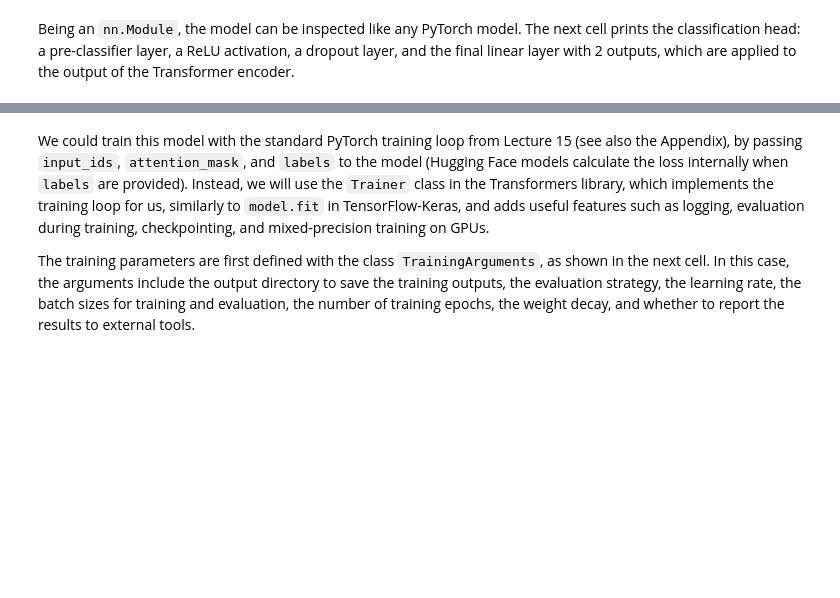
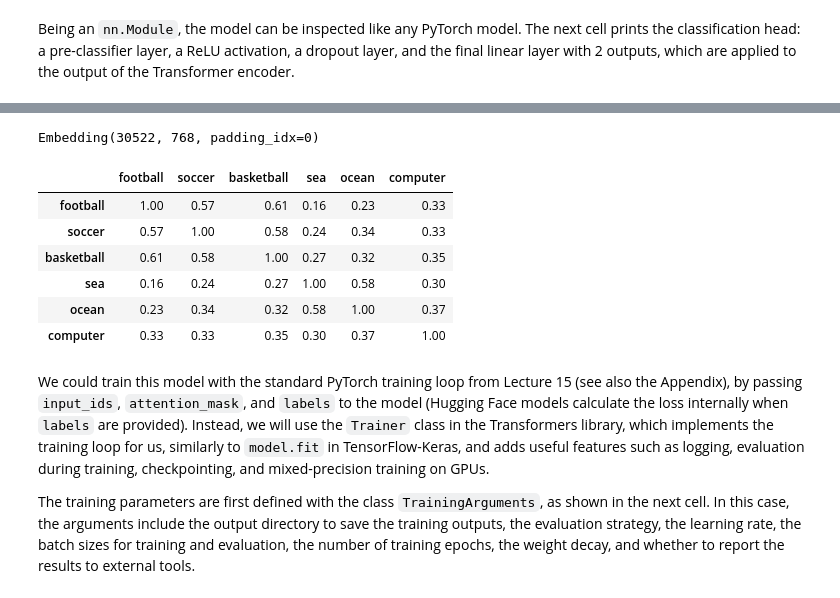
Before and after one commit to avakanski/Fall-2026-Applied-Data-Science-with-Python, a Jupyter notebook: Lectures/Theme_3-Model_Engineering/Lecture_18-NLP/Lecture_18-NLP.ipynb, the cells around one changed output, grey strips where cells are left out. Drawn from its saved outputs; the diff is of its cells as text; code cells hidden in the pictures; blank space fills up the shorter version.

```diff
--- a/Lectures/Theme_3-Model_Engineering/Lecture_18-NLP/Lecture_18-NLP.ipynb
+++ b/Lectures/Theme_3-Model_Engineering/Lecture_18-NLP/Lecture_18-NLP.ipynb
@@ -663,4 +664,6 @@ Next, we will load the DistilBERT model for classification with the `AutoModelFo
 # %%
 from transformers import AutoModelForSequenceClassification
 
-clf_model = AutoModelForSequenceClassification.from_pretrained(model_ckpt, num_labels=2)
+clf_model = AutoModelForSequenceClassification.from_pretrained(model_ckpt, num_labels=2,
+                                                               id2label={0: "negative", 1: "positive"},
+                                                               label2id={"negative": 0, "positive": 1})
@@ -673,3 +700,28 @@ print(clf_model.classifier)
+# %%
+import pandas as pd
+
+# The embedding layer of DistilBERT: one 768-dimensional vector per token in the vocabulary
+embedding_layer = clf_model.distilbert.embeddings.word_embeddings
+print(embedding_layer)
+
+# Embedding vectors of several words
+words = ["football", "soccer", "basketball", "sea", "ocean", "computer"]
+ids = tokenizer.convert_tokens_to_ids(words)
+vectors = embedding_layer.weight[ids]
+
+# Cosine similarity between every pair of vectors
+similarity = torch.nn.functional.cosine_similarity(vectors.unsqueeze(1), vectors.unsqueeze(0), dim=-1)
+
+pd.DataFrame(similarity.detach().numpy().round(2), index=words, columns=words)
+# %% [output]
+Embedding(30522, 768, padding_idx=0)
+|  | football | soccer | basketball | sea | ocean | computer |
+| football | 1.00 | 0.57 | 0.61 | 0.16 | 0.23 | 0.33 |
+| soccer | 0.57 | 1.00 | 0.58 | 0.24 | 0.34 | 0.33 |
+| basketball | 0.61 | 0.58 | 1.00 | 0.27 | 0.32 | 0.35 |
+| sea | 0.16 | 0.24 | 0.27 | 1.00 | 0.58 | 0.30 |
+| ocean | 0.23 | 0.34 | 0.32 | 0.58 | 1.00 | 0.37 |
+| computer | 0.33 | 0.33 | 0.35 | 0.30 | 0.37 | 1.00 |
 # %% [markdown]
 We could train this model with the standard PyTorch training loop from Lecture 15 (see also the Appendix), by passing `input_ids`, `attention_mask`, and `labels` to the model (Hugging Face models calculate the loss internally when `labels` are provided). Instead, we will use the `Trainer` class in the Transformers library, which implements the training loop for us, similarly to `model.fit` in TensorFlow-Keras, and adds useful features such as logging, evaluation during training, checkpointing, and mixed-precision training on GPUs.
 
```
Also changed, not shown: parts of 24 cells of this notebook.
